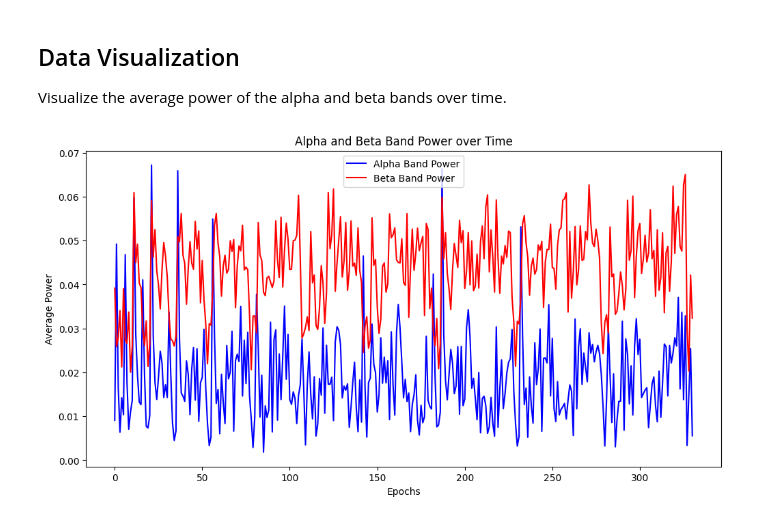
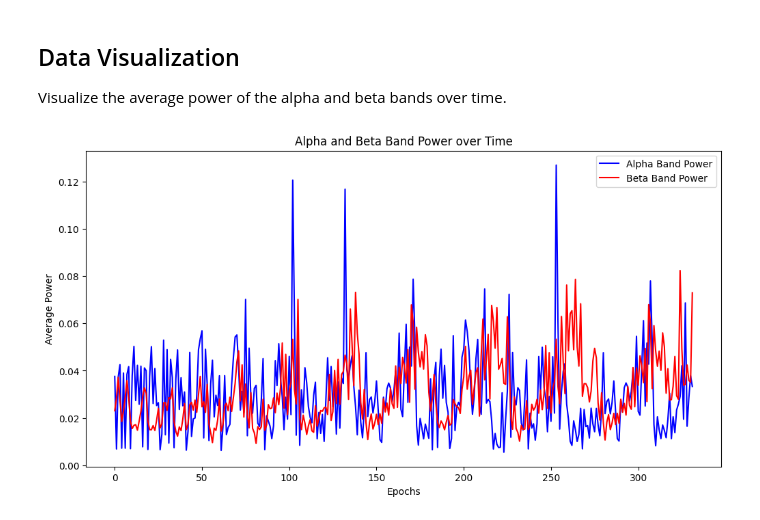
Before and after one commit to CognitiveControlLab/neuro-clash, a Jupyter notebook: neuro_ai/experiments/explorations.ipynb, the cells around one changed output. Saved outputs shown, nothing was run; the diff lists cells and outputs as text; code cells hidden in the pictures.

```diff
--- a/neuro_ai/experiments/explorations.ipynb
+++ b/neuro_ai/experiments/explorations.ipynb
@@ -20,7 +20,7 @@ print(eeg_recordings_path)
 # %%
 # Load the csv data
 # df = pd.read_csv(eeg_recordings_path / "EEG_recording_test_raw.csv")
-df = pd.read_csv(eeg_recordings_path / "EEG_recording_monkeytype.csv")
+df = pd.read_csv(eeg_recordings_path / "EEG_recording_antho_concentration_60.csv")
 df.info()
 
 # Assuming the EEG data is in columns named 'TP9', 'AF7', 'AF8', 'TP10', 'Right AUX'
@@ -135,13 +127,14 @@ samples_per_epoch = int(epoch_duration * sfreq)
 
 # Calculate total number of epochs
 total_samples = len(raw.times)
-total_epochs = int(total_samples / (epoch_interval * sfreq))
+print(raw.times)
+total_epochs = int(total_samples / samples_per_epoch)
 
 # Create the events array
 events = np.zeros((total_epochs, 3), int)
 for i in range(total_epochs):
     start_sample = i * int(epoch_interval * sfreq)
-    events[i] = [start_sample, 0, 1]  # [time, 0, event_id]
+    events[i] = [start_sample, 0, 1]
 
 # Create epochs
 epochs = mne.Epochs(
@@ -188,25 +192,33 @@ Visualize the average power of the alpha and beta bands over time.
 # %%
 import matplotlib.pyplot as plt
 
 # Calculate the average power across all channels for each epoch
 mean_alpha_power = alpha_power.mean(axis=1)
 mean_beta_power = beta_power.mean(axis=1)
 
+# mean_delta_power = delta_power.mean(axis=1)
+# mean_theta_power = theta_power.mean(axis=1)
+# mean_gamma_power = gamma_power.mean(axis=1)
+
 # Generate the epochs array (assuming you have the same number of epochs for both alpha and beta)
-epochs = np.arange(len(mean_alpha_power))
+epochs_array = np.arange(len(mean_alpha_power))
 
 # Create the plot
 plt.figure(figsize=(12, 6))
-plt.plot(epochs, mean_alpha_power, label="Alpha Band Power", color="blue")
-plt.plot(epochs, mean_beta_power, label="Beta Band Power", color="red")
+plt.plot(epochs_array, mean_alpha_power, label="Alpha Band Power", color="blue")
+plt.plot(epochs_array, mean_beta_power, label="Beta Band Power", color="red")
+
+# plt.plot(epochs_array, mean_delta_power, label="Delta Band Power", color="orange")
+# plt.plot(epochs_array, mean_theta_power, label="Theta Band Power", color="yellow")
+# plt.plot(epochs_array, mean_gamma_power, label="Gamma Band Power", color="green")
 
 # Adding labels and title
 plt.xlabel("Epochs")
 plt.ylabel("Average Power")
 plt.title("Alpha and Beta Band Power over Time")
 plt.legend()
 
 # Show the plot
 plt.show()
 # %% [output]
-[figure, old version]
+[figure, new version]
```
Also changed, not shown: parts of 8 cells of this notebook, 15 other files.
